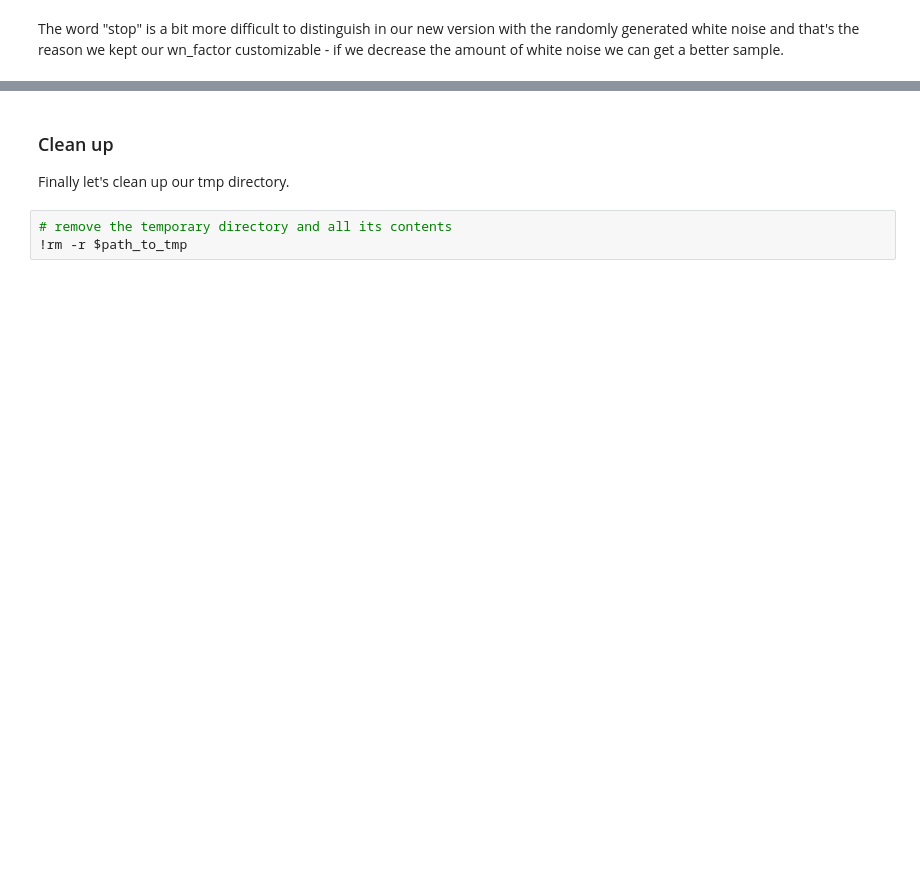
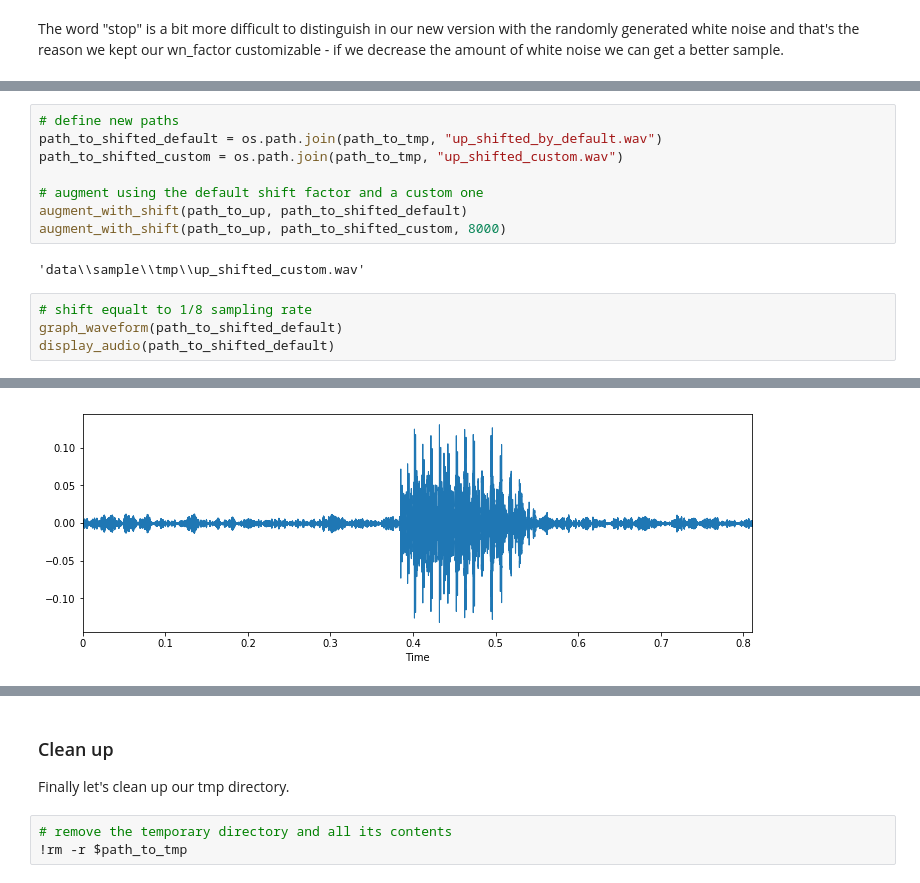
Before and after one commit to mateuszjurewicz/tensorflow_speech_recognition, a Jupyter notebook: 2. Preprocessing and data augmentation.ipynb, the cells around one changed output, grey strips where cells are left out. Cells and saved outputs as stored; diff of their text form; blank space fills up the shorter version.

Commit message:
Finish preprocessing and augmentation

```diff
--- a/2. Preprocessing and data augmentation.ipynb
+++ b/2. Preprocessing and data augmentation.ipynb
@@ -204,0 +226,15 @@ https://www.kaggle.com/CVxTz/audio-data-augmentation
+# %%
+# define new paths
+path_to_shifted_default = os.path.join(path_to_tmp, "up_shifted_by_default.wav")
+path_to_shifted_custom = os.path.join(path_to_tmp, "up_shifted_custom.wav")
+
+# augment using the default shift factor and a custom one
+augment_with_shift(path_to_up, path_to_shifted_default)
+augment_with_shift(path_to_up, path_to_shifted_custom, 8000)
+# %% [output]
+'data\\sample\\tmp\\up_shifted_custom.wav'
+# %%
+# shift equalt to 1/8 sampling rate
+graph_waveform(path_to_shifted_default)
+display_audio(path_to_shifted_default)
+# %% [output]
@@ -204,0 +242 @@ https://www.kaggle.com/CVxTz/audio-data-augmentation
+[figure, added]
```
Also changed, not shown: parts of 25 cells of this notebook, 2 other files.
